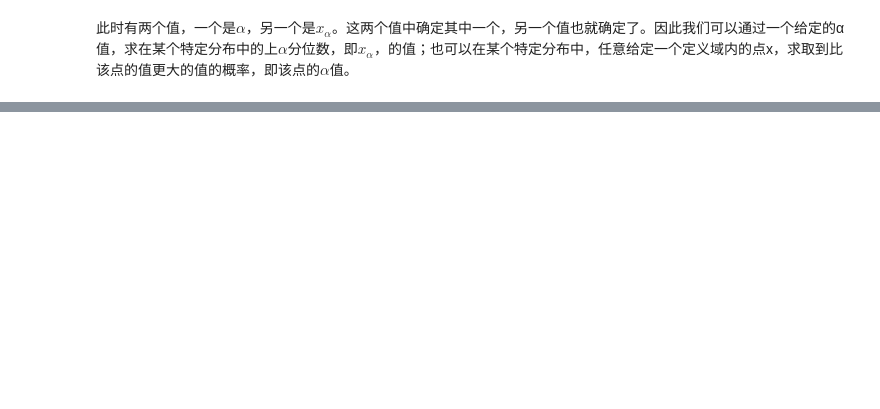
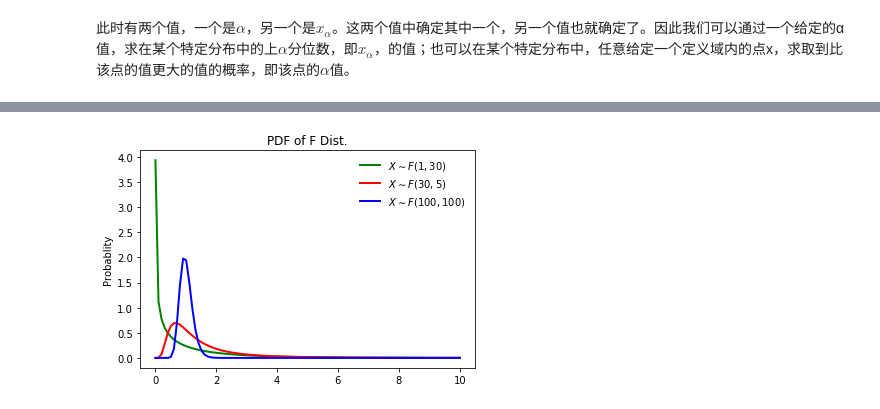
Before and after one commit to Laishuxin/Probability_theory_and_mathematical_statistics, a Jupyter notebook: 6_Sample_and_Sampling_Distribution.ipynb, the cells around one changed output, grey strips where cells are left out. Saved outputs shown, nothing was run; the diff lists cells and outputs as text; code cells hidden in the pictures; blank space fills up the shorter version.

```diff
--- a/6_Sample_and_Sampling_Distribution.ipynb
+++ b/6_Sample_and_Sampling_Distribution.ipynb
@@ -192,0 +457,45 @@ np.sum(sample['X_i - X_mean'])
+# %%
+def t_distribution(df_list=[1,2,3,4], df_list_2=[1,2,3,4]):
+    """
+    实现不同自由度的F分布
+    : df_list :degree freedom 自由度，也就是F分布的n1
+    : df_list_2 :degree freedom 自由度，也就是F分布的n_2
+    """
+    # 创建t分布函数
+    f_dis_1 = stats.f(df_list[0], df_list_2[0])
+    f_dis_2 = stats.f(df_list[1], df_list_2[1])
+    f_dis_3 = stats.f(df_list[2], df_list_2[2])
+#     t_dis_4 = stats.t(df_list[3])
+
+    # 设置x轴
+#     x_1 = np.linspace(t_dis_1.ppf(0.004),
+#                       t_dis_1.ppf(0.999), 1000)
+#     x_2 = np.linspace(t_dis_2.ppf(0.001),
+#                       t_dis_2.ppf(0.999), 1000)
+#     x_3 = np.linspace(t_dis_3.ppf(0.001),
+#                       t_dis_3.ppf(0.999), 1000)
+#     x_4 = np.linspace(t_dis_4.ppf(0.001),
+#                       t_dis_4.ppf(0.999), 1000)
+    x = np.linspace(0.01, 10, 100)
+
+    # 计算概率密度函数
+    pdf_1 = f_dis_1.pdf(x)
+    pdf_2 = f_dis_2.pdf(x)
+    pdf_3 = f_dis_3.pdf(x)
+#     pdf_4 = t_dis_4.pdf(x)
+
+    # 画图
+    fig, ax = plt.subplots(1,1)
+    ax.plot(x, pdf_1, 'g-', lw=2, label=r'$X \sim F({}, {})$'.format(df_list[0], df_list_2[0]))
+    ax.plot(x, pdf_2, 'r-', lw=2, label=r'$X \sim F({}, {})$'.format(df_list[1], df_list_2[1]))
+    ax.plot(x, pdf_3, 'b-', lw=2, label=r'$X \sim F({}, {})$'.format(df_list[2], df_list_2[2]))
+#     ax.plot(x, pdf_4, 'y-', lw=2, label=r'X \sim \chi^2({})'.format(df_list[3]))
+
+    plt.ylabel('Probablity')
+    plt.title(r'PDF of F Dist.')
+    ax.legend(loc='best', frameon=False)
+    plt.show()
+
+t_distribution([1,30,100], [30,5,100])
+# %% [output]
+[figure, added]
```
Also changed, not shown: parts of 56 cells of this notebook, 19 other files.
